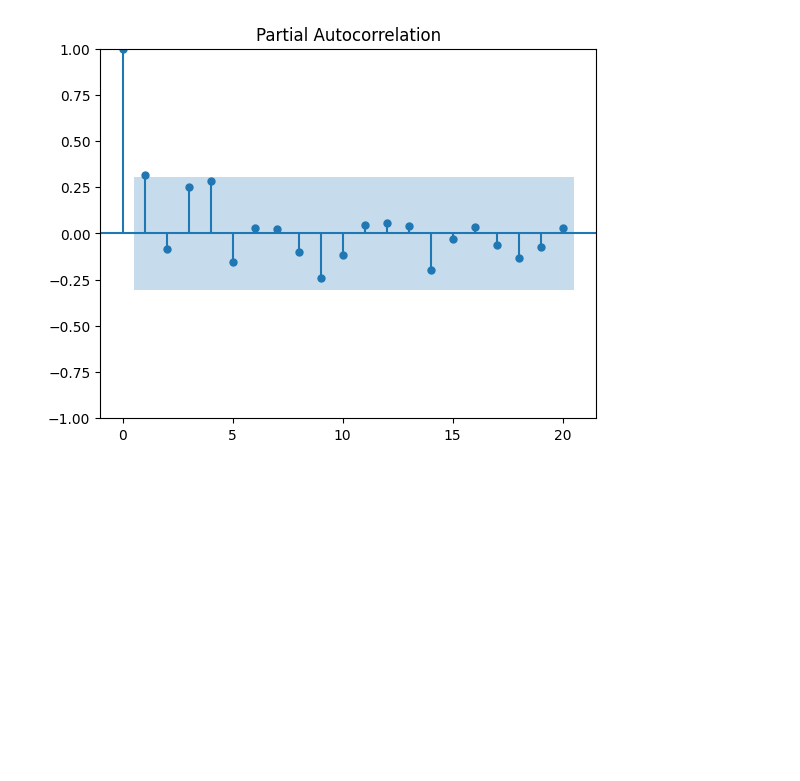
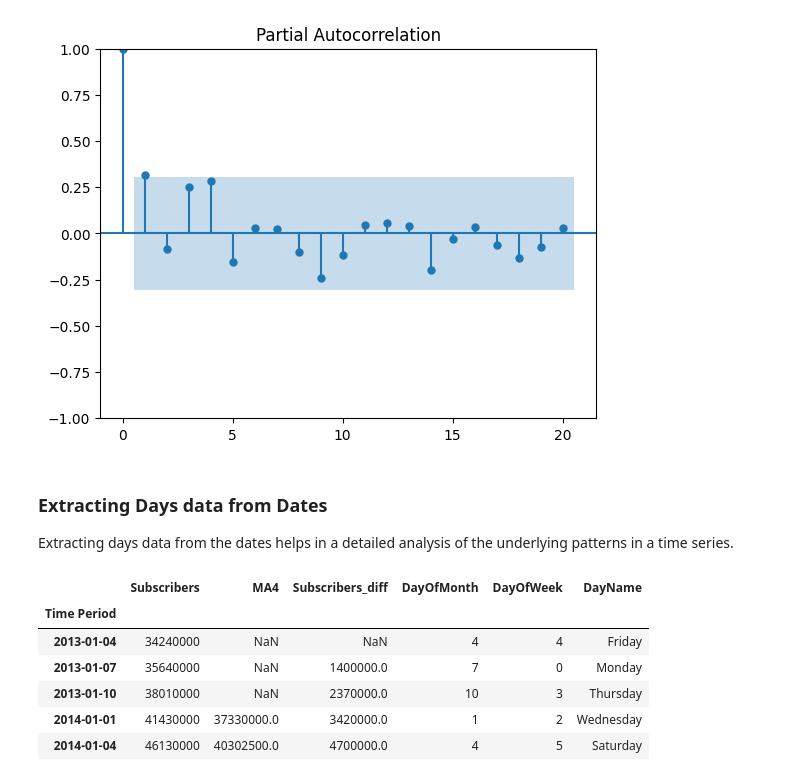
Before and after one commit to Darknight47/Time-Series-Analyasis, a Jupyter notebook: TS_Techniques.ipynb, the cells around one changed output. Cells and saved outputs as stored; diff of their text form; code cells hidden in the pictures; blank space fills up the shorter version.

Commit message:
extracting days data from dates

```diff
--- a/TS_Techniques.ipynb
+++ b/TS_Techniques.ipynb
@@ -351,3 +351,25 @@ plt.show()
 # %% [output]
 [figure]
 [figure]
+# %% [markdown]
+### Extracting Days data from Dates
+Extracting days data from the dates helps in a detailed analysis of the underlying patterns in a time series.
+# %%
+# Extract day of the month
+dataset['DayOfMonth'] = dataset.index.day
+
+# Extract day of the week (monday = 0, sunday = 6)
+dataset['DayOfWeek'] = dataset.index.dayofweek
+
+# Extract day name (monday, sunday, ...)
+dataset['DayName'] = dataset.index.day_name()
+# %%
+dataset.head()
+# %% [output]
+|  | Subscribers | MA4 | Subscribers_diff | DayOfMonth | DayOfWeek | DayName |
+| Time Period |  |  |  |  |  |  |
+| 2013-01-04 | 34240000 | NaN | NaN | 4 | 4 | Friday |
+| 2013-01-07 | 35640000 | NaN | 1400000.0 | 7 | 0 | Monday |
+| 2013-01-10 | 38010000 | NaN | 2370000.0 | 10 | 3 | Thursday |
+| 2014-01-01 | 41430000 | 37330000.0 | 3420000.0 | 1 | 2 | Wednesday |
+| 2014-01-04 | 46130000 | 40302500.0 | 4700000.0 | 4 | 5 | Saturday |
```
